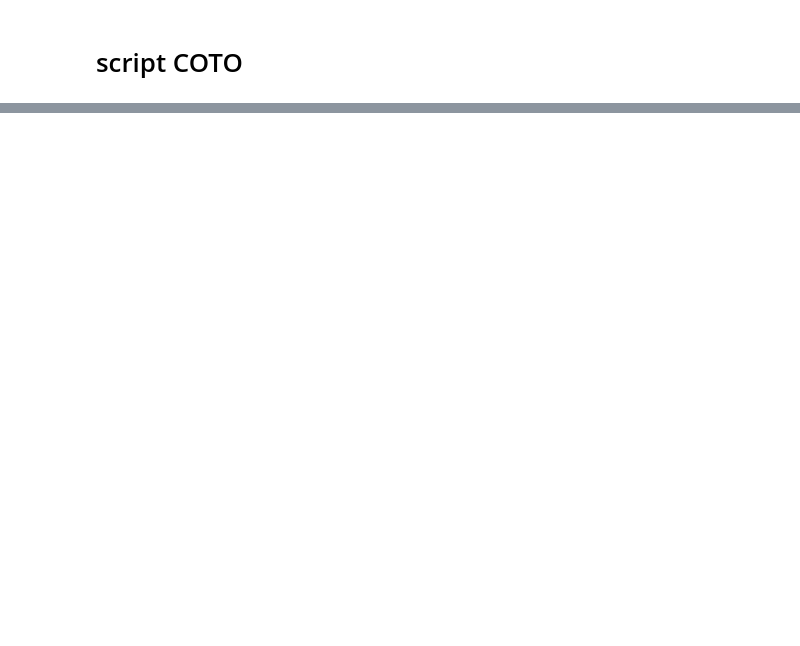
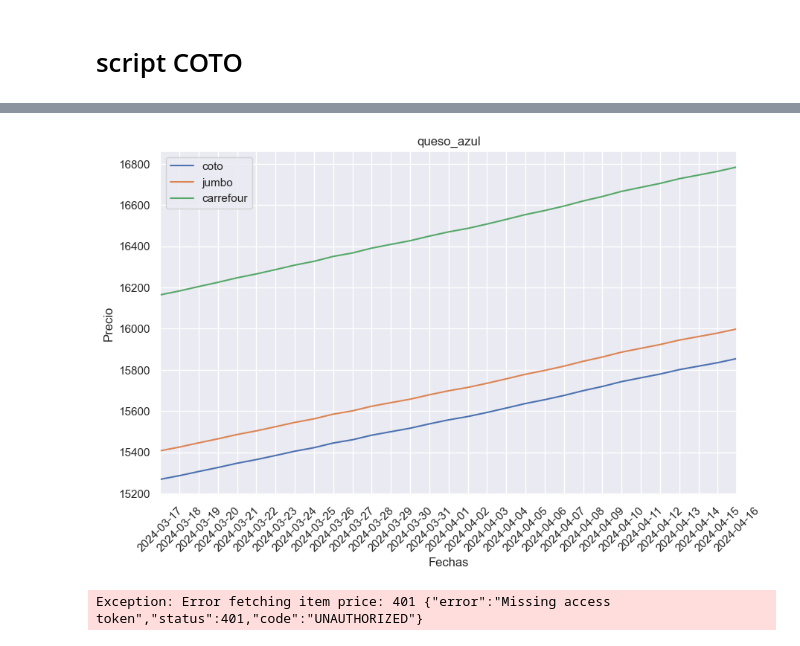
Before and after one commit to polybius12/web_scraping, a Jupyter notebook: scraping_raw.ipynb, the cells around one changed output, grey strips where cells are left out. Cells and saved outputs as stored; diff of their text form; code cells hidden in the pictures; blank space fills up the shorter version.

```diff
--- a/scraping_raw.ipynb
+++ b/scraping_raw.ipynb
@@ -6,13 +12,16 @@ import pandas as pd
 articulos = {'coto':
                 {'salamin': 'https://www.cotodigital3.com.ar/sitios/cdigi/producto/-salamin-tandfin-cagnoli-xkg/_/A-00080962-00080962-200',
                 'cerveza': 'https://www.cotodigital3.com.ar/sitios/cdigi/producto/-cerveza-fresquita-andes-origen-473-ml/_/A-00545197-00545197-200',
-                'papa_fritas': 'https://www.cotodigital3.com.ar/sitios/cdigi/producto/-papas-fritas-clasicas-lays-40g/_/A-00567578-00567578-200'
+                'papa_fritas': 'https://www.cotodigital3.com.ar/sitios/cdigi/producto/-papas-fritas-clasicas-lays-40g/_/A-00567578-00567578-200',
+                 'queso_azul': 'https://www.cotodigital3.com.ar/sitios/cdigi/producto/-queso-azul--santa-rosa-xkg/_/A-00000156-00000156-200'
                 },
             'jumbo':
-                {'cerveza': 'https://www.jumbo.com.ar/cerveza-andes-origen-roja-botella-retornable-1ltx1/p'
+                {'cerveza': 'https://www.jumbo.com.ar/cerveza-andes-origen-roja-botella-retornable-1ltx1/p',
+                 'queso_azul': 'https://www.jumbo.com.ar/queso-azul-santa-rosa-2-2/p'
 
                 },
             'carrefour':
-                {'cerveza': 'https://www.carrefour.com.ar/cerveza-rubia-andes-origen-473-cc/p'}
+                {'cerveza': 'https://www.carrefour.com.ar/cerveza-rubia-andes-origen-473-cc/p',
+                'queso_azul':'https://www.carrefour.com.ar/queso-azul-santa-rosa-x-kg-683923/p'}
            }
 # %%
@@ -114,0 +130,43 @@ Price: 1119.3
+# %%
+new_df_cerveza = mock_data_random_decrease(df_cerveza,
+                                           days_back=30,
+                                           percentage_decrease_min=0.1,
+                                           percentage_decrease_max=0.15)
+# %%
+import seaborn as sns
+import matplotlib.pyplot as plt
+import matplotlib.dates as mdates
+
+sns.set_theme()
+ax = new_df_cerveza.plot(kind='line', figsize=(10, 6))
+
+ax.set_xlabel('Fechas')
+ax.set_ylabel('Precio')
+
+ax.xaxis.set_major_locator(mdates.DayLocator(interval=1))
+ax.xaxis.set_major_formatter(mdates.DateFormatter('%Y-%m-%d'))
+plt.xticks(rotation=45)
+ax.set_title(item)
+plt.show()
+# %% [output]
+[figure, added]
+# %%
+import requests
+
+def get_meli(item_id, access_token=None):
+    url = f'https://api.mercadolibre.com/items/{item_id}/sale_price'
+    headers = {
+     #   'Authorization': f'Bearer {access_token}'
+    }
+
+    response = requests.get(url, headers=headers)
+
+    if response.status_code == 200:
+        data = response.json()
+        return data.get('amount')
+    else:
+        raise Exception(f"Error fetching item price: {response.status_code} {response.text}")
+
+item_price = get_meli('MLA816019440')
+# %% [output]
+Exception: Error fetching item price: 401 {"error":"Missing access token","status":401,"code":"UNAUTHORIZED"}
```
Also changed, not shown: parts of 4 cells of this notebook.
